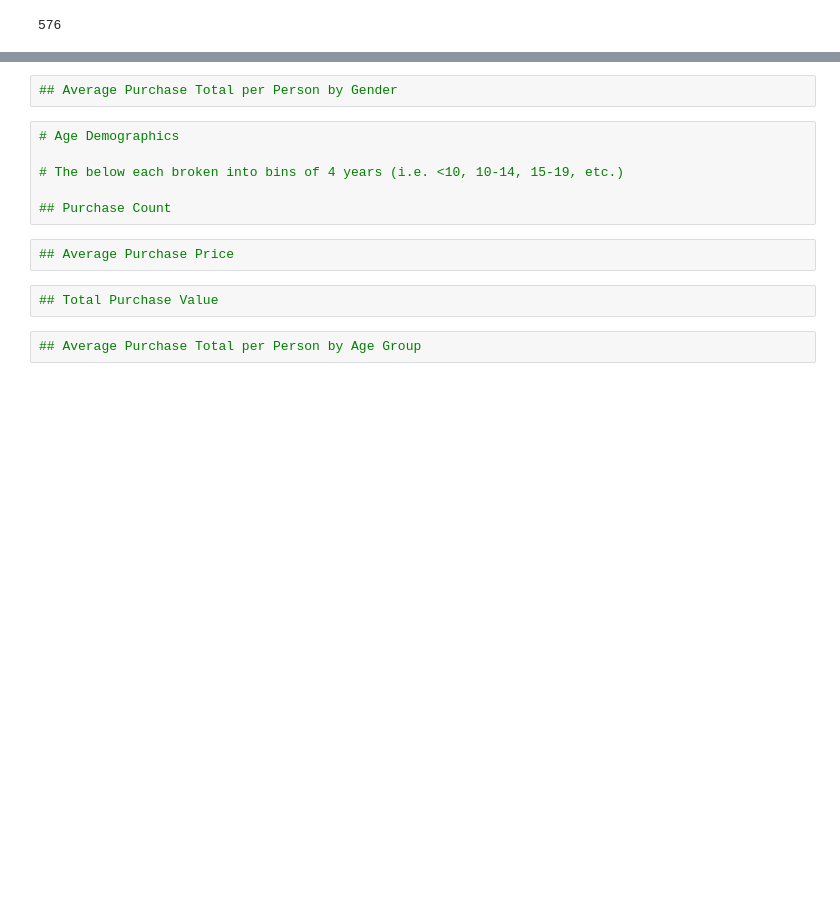
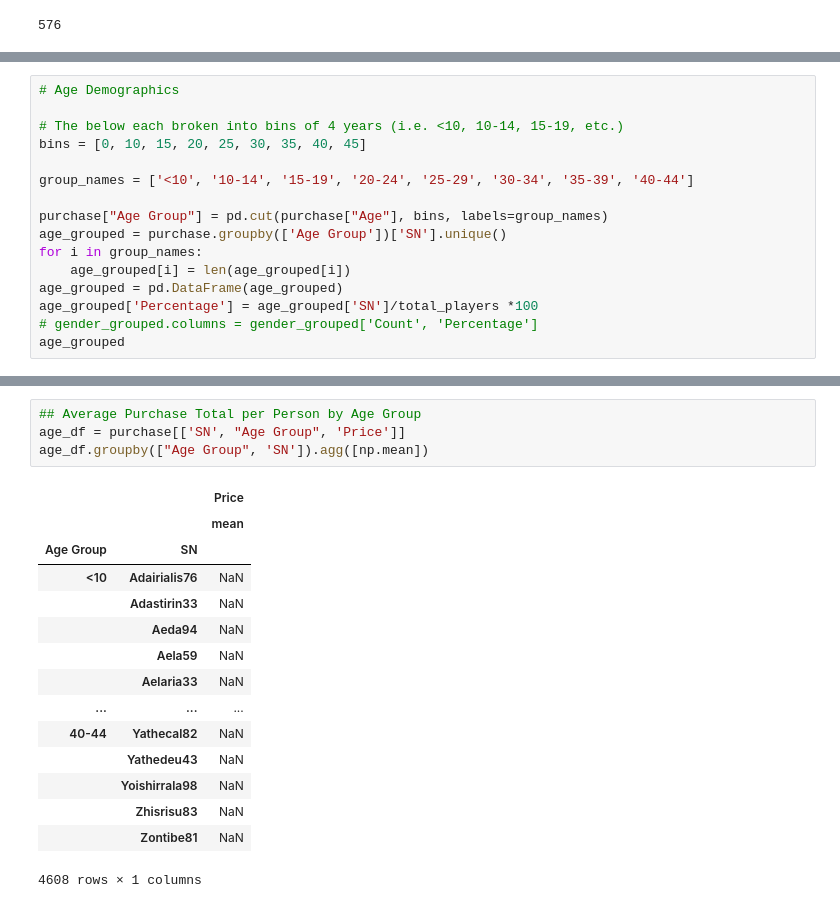
Before and after one commit to RichaG7/pandas-challenge, a Jupyter notebook: HeroesOfPymoli/HeroesOfPymoli.ipynb, the cells around one changed output, grey strips where cells are left out. Cells and saved outputs as stored; diff of their text form; blank space fills up the shorter version.

```diff
--- a/HeroesOfPymoli/HeroesOfPymoli.ipynb
+++ b/HeroesOfPymoli/HeroesOfPymoli.ipynb
@@ -113,0 +115,16 @@ len(purchase.loc[purchase["Gender"] == 'Other / Non-Disclosed', :])
+# %%
+# Age Demographics
+
+# The below each broken into bins of 4 years (i.e. <10, 10-14, 15-19, etc.)
+bins = [0, 10, 15, 20, 25, 30, 35, 40, 45]
+
+group_names = ['<10', '10-14', '15-19', '20-24', '25-29', '30-34', '35-39', '40-44']
+
+purchase["Age Group"] = pd.cut(purchase["Age"], bins, labels=group_names)
+age_grouped = purchase.groupby(['Age Group'])['SN'].unique()
+for i in group_names:
+    age_grouped[i] = len(age_grouped[i])
+age_grouped = pd.DataFrame(age_grouped)
+age_grouped['Percentage'] = age_grouped['SN']/total_players *100
+# gender_grouped.columns = gender_grouped['Count', 'Percentage']
+age_grouped
@@ -114,17 +163,23 @@ len(purchase.loc[purchase["Gender"] == 'Other / Non-Disclosed', :])
 # %%
-## Average Purchase Total per Person by Gender
+## Average Purchase Total per Person by Age Group
+age_df = purchase[['SN', "Age Group", 'Price']]
+age_df.groupby(["Age Group", 'SN']).agg([np.mean])
+# %% [output]
+|  |  | Price |
+|  |  | mean |
+| Age Group | SN |  |
+| <10 | Adairialis76 | NaN |
+|  | Adastirin33 | NaN |
+|  | Aeda94 | NaN |
+|  | Aela59 | NaN |
+|  | Aelaria33 | NaN |
+| ... | ... | ... |
+| 40-44 | Yathecal82 | NaN |
+|  | Yathedeu43 | NaN |
+|  | Yoishirrala98 | NaN |
+|  | Zhisrisu83 | NaN |
+|  | Zontibe81 | NaN |
+4608 rows × 1 columns
-# %%
-# Age Demographics
-
-# The below each broken into bins of 4 years (i.e. <10, 10-14, 15-19, etc.)
-
-## Purchase Count
-# %%
-## Average Purchase Price
-# %%
-## Total Purchase Value
-# %%
-## Average Purchase Total per Person by Age Group
 # %%
 # Top Spenders
 
```
Also changed, not shown: parts of 23 cells of this notebook.
